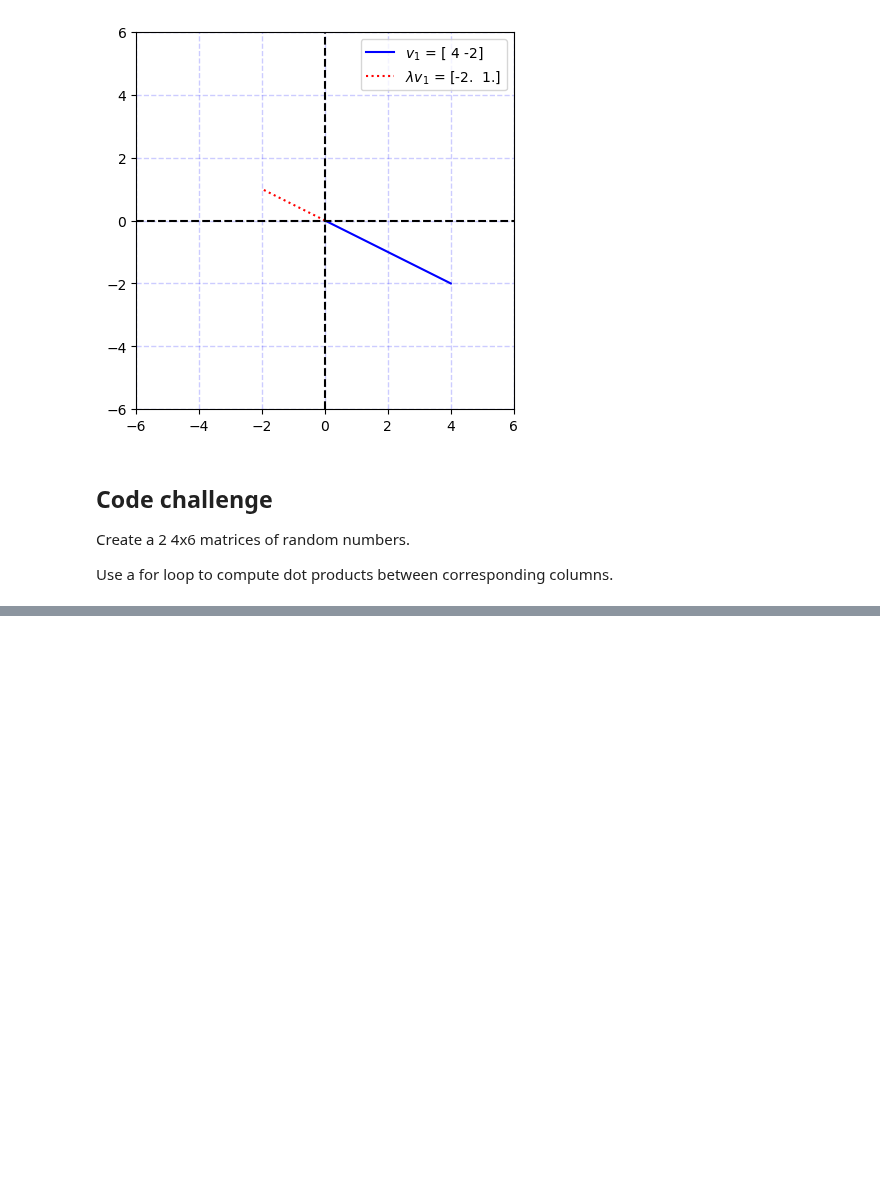
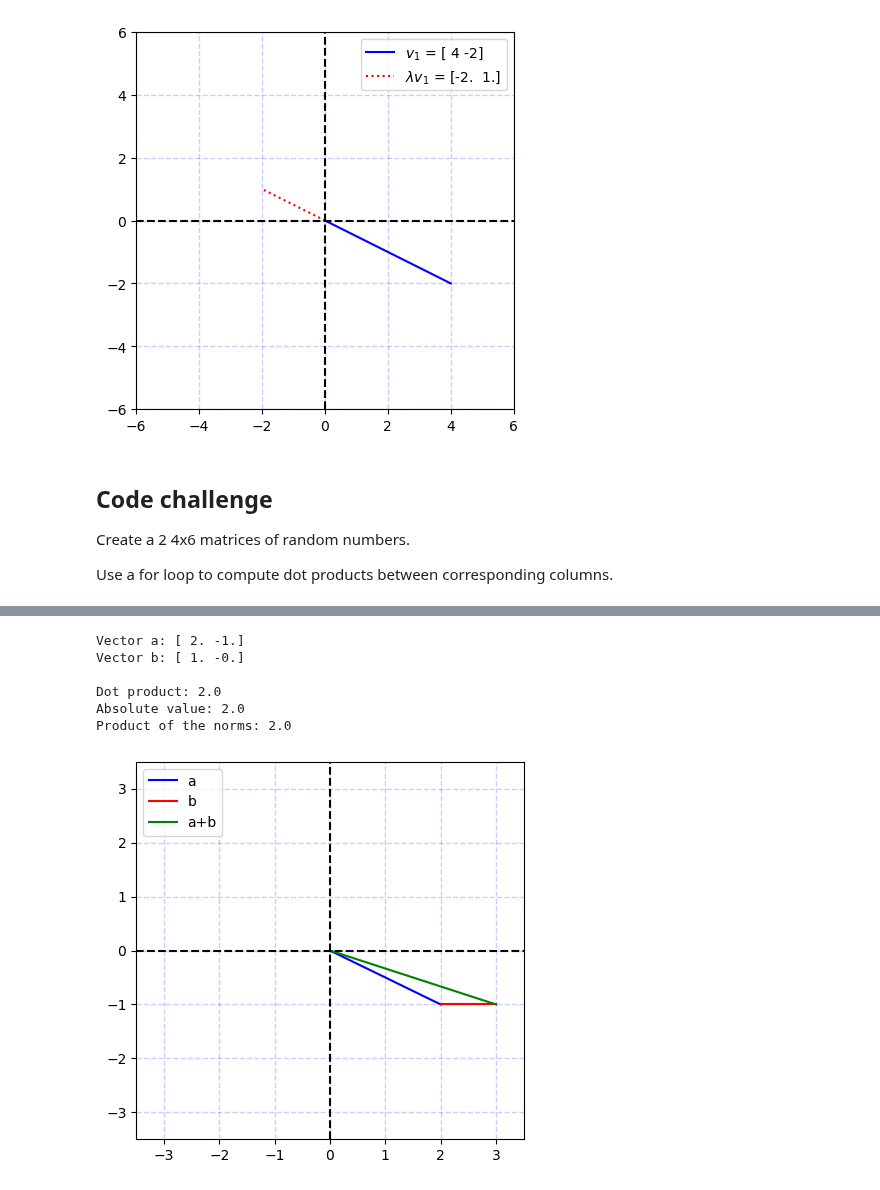
Before and after one commit to murilogustineli/linear-algebra, a Jupyter notebook: 01-vectors/ch03-vector-multiplication.ipynb, the cells around one changed output, grey strips where cells are left out. Drawn from its saved outputs; the diff is of its cells as text; code cells hidden in the pictures; blank space fills up the shorter version.

```diff
--- a/01-vectors/ch03-vector-multiplication.ipynb
+++ b/01-vectors/ch03-vector-multiplication.ipynb
@@ -604,0 +617,40 @@ Matrix multiplication using NumPy:
+# %%
+a = np.round(np.random.randn(2))
+b = np.round(np.random.randn(2))
+c = np.round(a + b)
+print(f"Vector a: {a}\nVector b: {b}\n")
+
+# Geometric formula
+# Compute the angle (radians) between two vectors
+ang = np.arccos(np.dot(a, b) / (np.linalg.norm(a) * np.linalg.norm(b)))
+dp = np.linalg.norm(a) * np.linalg.norm(b) * np.cos(ang)
+dp = np.round(dp)
+
+# Print dot product
+print(f"Dot product: {dp}")
+
+# Absolute value of the dot product
+print(f"Absolute value: {np.abs(dp)}")
+
+# Length (magnitude) of vectors a & b
+mag_a = np.sqrt(np.dot(a, a))
+mag_b = np.sqrt(np.dot(b, b))
+a_b = np.round(mag_a * mag_b)
+print(f"Product of the norms: {a_b}\n")
+
+# Plot vectors
+plt.figure(figsize=(5,5), dpi=100)
+plt.plot([0, a[0]],[0, a[1]],'b',label='a')
+plt.plot([0, b[0]]+a[0],[0, b[1]]+a[1],'r',label='b')
+plt.plot([0, c[0]],[0, c[1]],'g',label='a+b')
+
+plot_axis(vector_list=[a,b,c], ax=np.max(np.absolute([a,b,c]))+0.5)
+plt.show()
+# %% [output]
+Vector a: [ 2. -1.]
+Vector b: [ 1. -0.]
+
+Dot product: 2.0
+Absolute value: 2.0
+Product of the norms: 2.0
+[figure, added]
```
Also changed, not shown: parts of 5 cells of this notebook.
